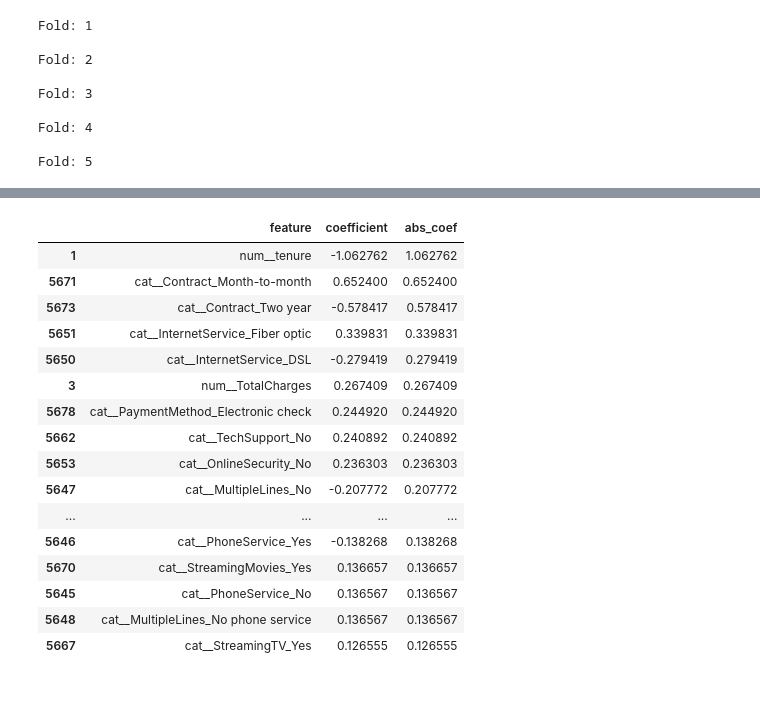
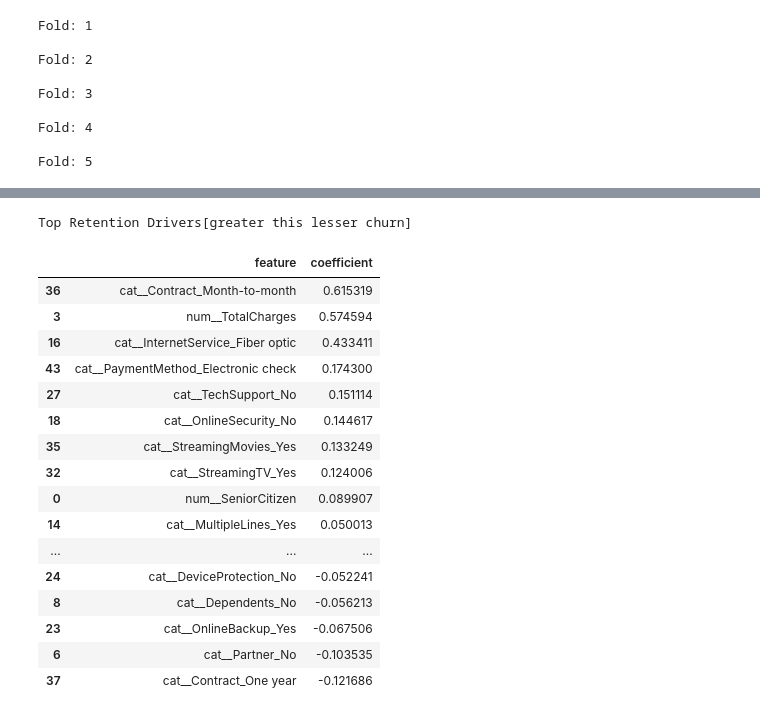
Before and after one commit to karnam-ui/PROJECTS, a Jupyter notebook: ChurnPrediction/Dataset.ipynb, the cells around one changed output, grey strips where cells are left out. Saved outputs shown, nothing was run; the diff lists cells and outputs as text; code cells hidden in the pictures.

```diff
--- a/ChurnPrediction/Dataset.ipynb
+++ b/ChurnPrediction/Dataset.ipynb
@@ -11,7 +11,7 @@ import seaborn as sns
 
 print("Loading dataset...")
 df = pd.read_csv(r"/Users/suhaas/Downloads/WA_Fn-UseC_-Telco-Customer-Churn.csv")
-df
+df = df.drop("customerID", axis=1)
 # %% [output]
 Requirement already satisfied: scikit-learn in ./Library/Frameworks/Python.framework/Versions/3.14/lib/python3.14/site-packages (1.8.0)
 Requirement already satisfied: numpy>=1.24.1 in ./Users/suhaas/Library/Python/3.14/lib/python/site-packages (from scikit-learn) (2.4.2)
@@ -441,33 +442,34 @@ dtype: float64
 # %%
 feature_names = model_log.named_steps["preprocessor"].get_feature_names_out()
 coefs = model_log.named_steps["classifier"].coef_[0]
 
 import pandas as pd
 
 coef_df = pd.DataFrame({
     "feature": feature_names,
     "coefficient": coefs
 })
 
-coef_df["abs_coef"] = coef_df["coefficient"].abs()
-coef_df = coef_df.sort_values(by="abs_coef", ascending=False)
+coef_df = coef_df.sort_values(by="coefficient", ascending=False)
 
+print("Top Retention Drivers[greater this lesser churn]")
 coef_df.head(20)
 # %% [output]
+Top Retention Drivers[greater this lesser churn]
-|  | feature | coefficient | abs_coef |
-| 1 | num__tenure | -1.062762 | 1.062762 |
-| 5671 | cat__Contract_Month-to-month | 0.652400 | 0.652400 |
-| 5673 | cat__Contract_Two year | -0.578417 | 0.578417 |
-| 5651 | cat__InternetService_Fiber optic | 0.339831 | 0.339831 |
-| 5650 | cat__InternetService_DSL | -0.279419 | 0.279419 |
-| 3 | num__TotalCharges | 0.267409 | 0.267409 |
-| 5678 | cat__PaymentMethod_Electronic check | 0.244920 | 0.244920 |
-| 5662 | cat__TechSupport_No | 0.240892 | 0.240892 |
-| 5653 | cat__OnlineSecurity_No | 0.236303 | 0.236303 |
-| 5647 | cat__MultipleLines_No | -0.207772 | 0.207772 |
-| ... | ... | ... | ... |
-| 5646 | cat__PhoneService_Yes | -0.138268 | 0.138268 |
-| 5670 | cat__StreamingMovies_Yes | 0.136657 | 0.136657 |
-| 5645 | cat__PhoneService_No | 0.136567 | 0.136567 |
-| 5648 | cat__MultipleLines_No phone service | 0.136567 | 0.136567 |
-| 5667 | cat__StreamingTV_Yes | 0.126555 | 0.126555 |
+|  | feature | coefficient |
+| 36 | cat__Contract_Month-to-month | 0.615319 |
+| 3 | num__TotalCharges | 0.574594 |
+| 16 | cat__InternetService_Fiber optic | 0.433411 |
+| 43 | cat__PaymentMethod_Electronic check | 0.174300 |
+| 27 | cat__TechSupport_No | 0.151114 |
+| 18 | cat__OnlineSecurity_No | 0.144617 |
+| 35 | cat__StreamingMovies_Yes | 0.133249 |
+| 32 | cat__StreamingTV_Yes | 0.124006 |
+| 0 | num__SeniorCitizen | 0.089907 |
+| 14 | cat__MultipleLines_Yes | 0.050013 |
+| ... | ... | ... |
+| 24 | cat__DeviceProtection_No | -0.052241 |
+| 8 | cat__Dependents_No | -0.056213 |
+| 23 | cat__OnlineBackup_Yes | -0.067506 |
+| 6 | cat__Partner_No | -0.103535 |
+| 37 | cat__Contract_One year | -0.121686 |
```
Also changed, not shown: parts of 25 cells of this notebook.
